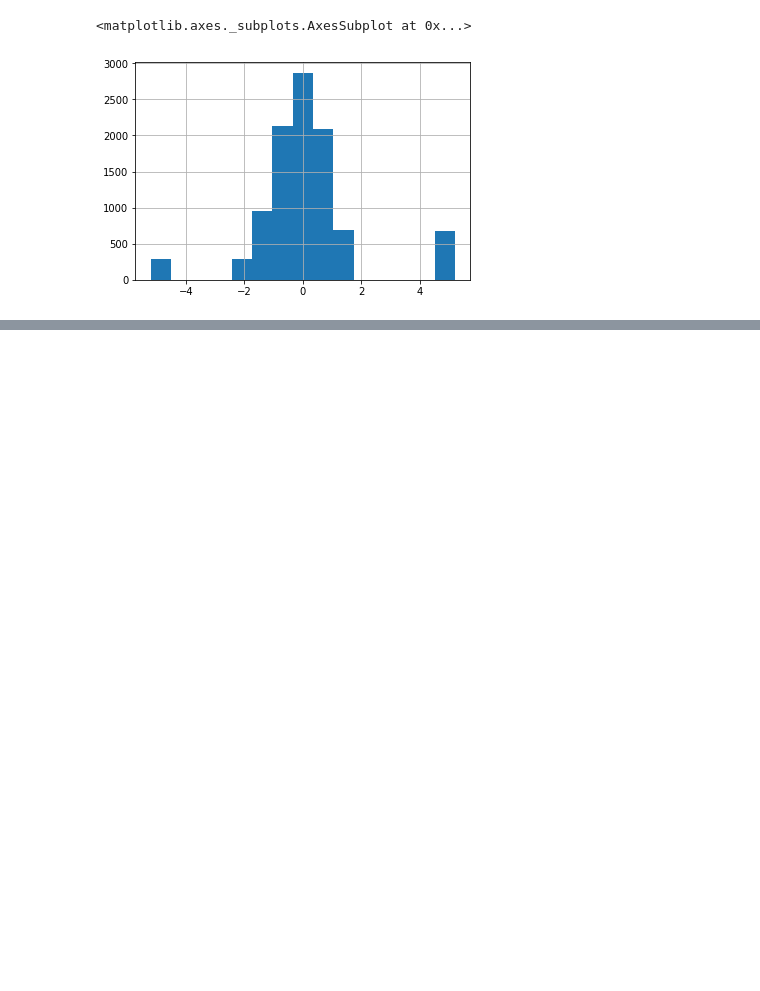
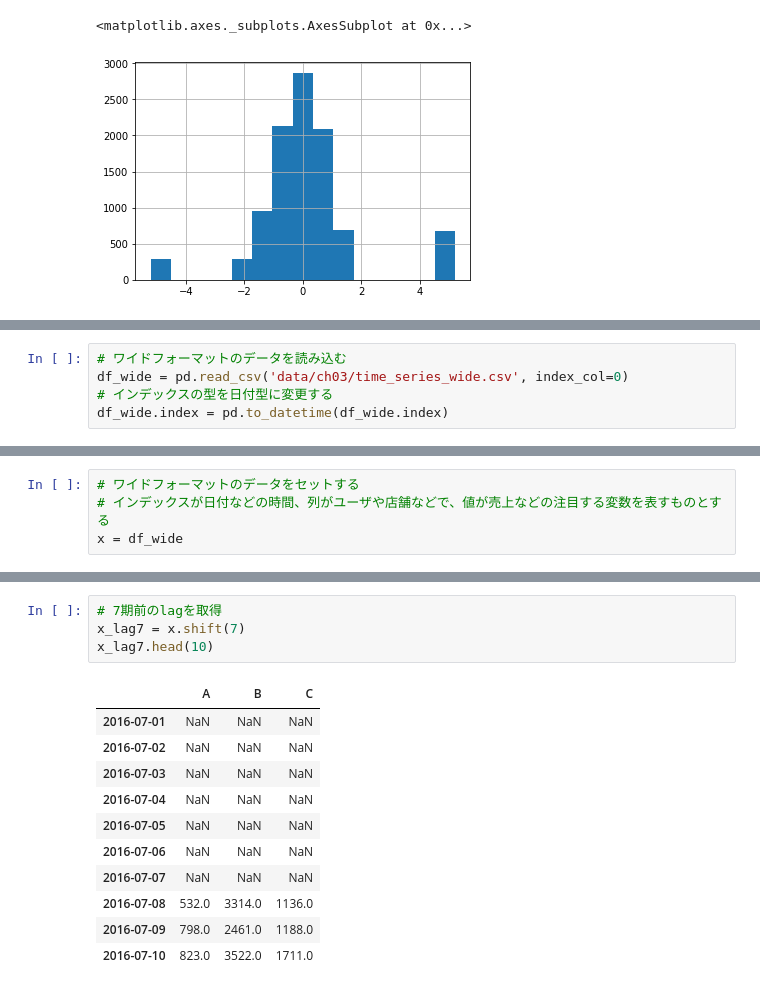
Before and after one commit to mimosom/study, a Jupyter notebook: kagglebook/ch03.ipynb, the cells around one changed output, grey strips where cells are left out. Cells and saved outputs as stored; diff of their text form; blank space fills up the shorter version.

```diff
--- a/kagglebook/ch03.ipynb
+++ b/kagglebook/ch03.ipynb
@@ -172,0 +177,5 @@ train_x['amount'].hist(bins=15)
+# %%
+# ワイドフォーマットのデータを読み込む
+df_wide = pd.read_csv('data/ch03/time_series_wide.csv', index_col=0)
+# インデックスの型を日付型に変更する
+df_wide.index = pd.to_datetime(df_wide.index)
@@ -172,0 +193,4 @@ train_x['amount'].hist(bins=15)
+# %%
+# ワイドフォーマットのデータをセットする
+# インデックスが日付などの時間、列がユーザや店舗などで、値が売上などの注目する変数を表すものとする
+x = df_wide
@@ -172,0 +210,16 @@ train_x['amount'].hist(bins=15)
+# %%
+# 7期前のlagを取得
+x_lag7 = x.shift(7)
+x_lag7.head(10)
+# %% [output]
+|  | A | B | C |
+| 2016-07-01 | NaN | NaN | NaN |
+| 2016-07-02 | NaN | NaN | NaN |
+| 2016-07-03 | NaN | NaN | NaN |
+| 2016-07-04 | NaN | NaN | NaN |
+| 2016-07-05 | NaN | NaN | NaN |
+| 2016-07-06 | NaN | NaN | NaN |
+| 2016-07-07 | NaN | NaN | NaN |
+| 2016-07-08 | 532.0 | 3314.0 | 1136.0 |
+| 2016-07-09 | 798.0 | 2461.0 | 1188.0 |
+| 2016-07-10 | 823.0 | 3522.0 | 1711.0 |
```
Also changed, not shown: parts of 31 cells of this notebook.
